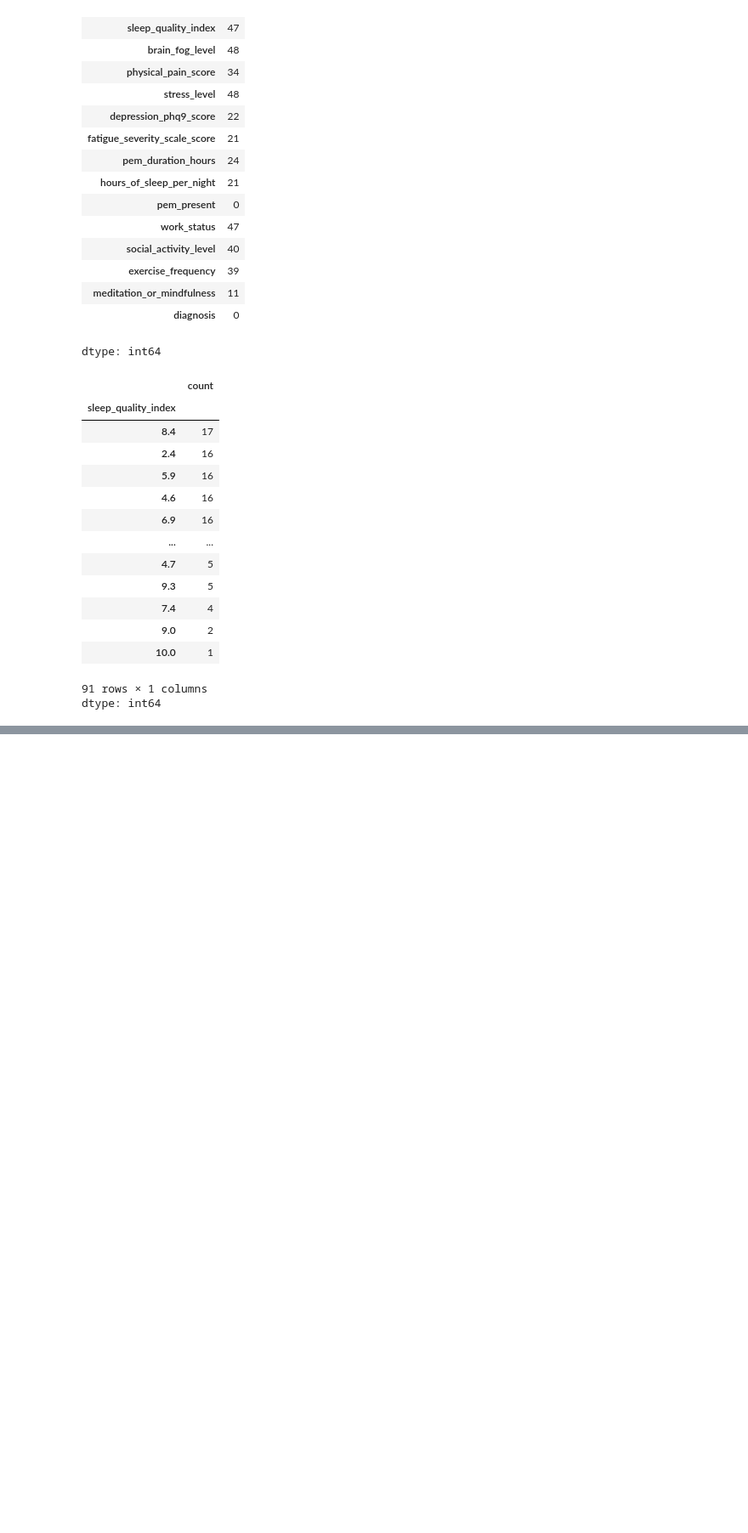
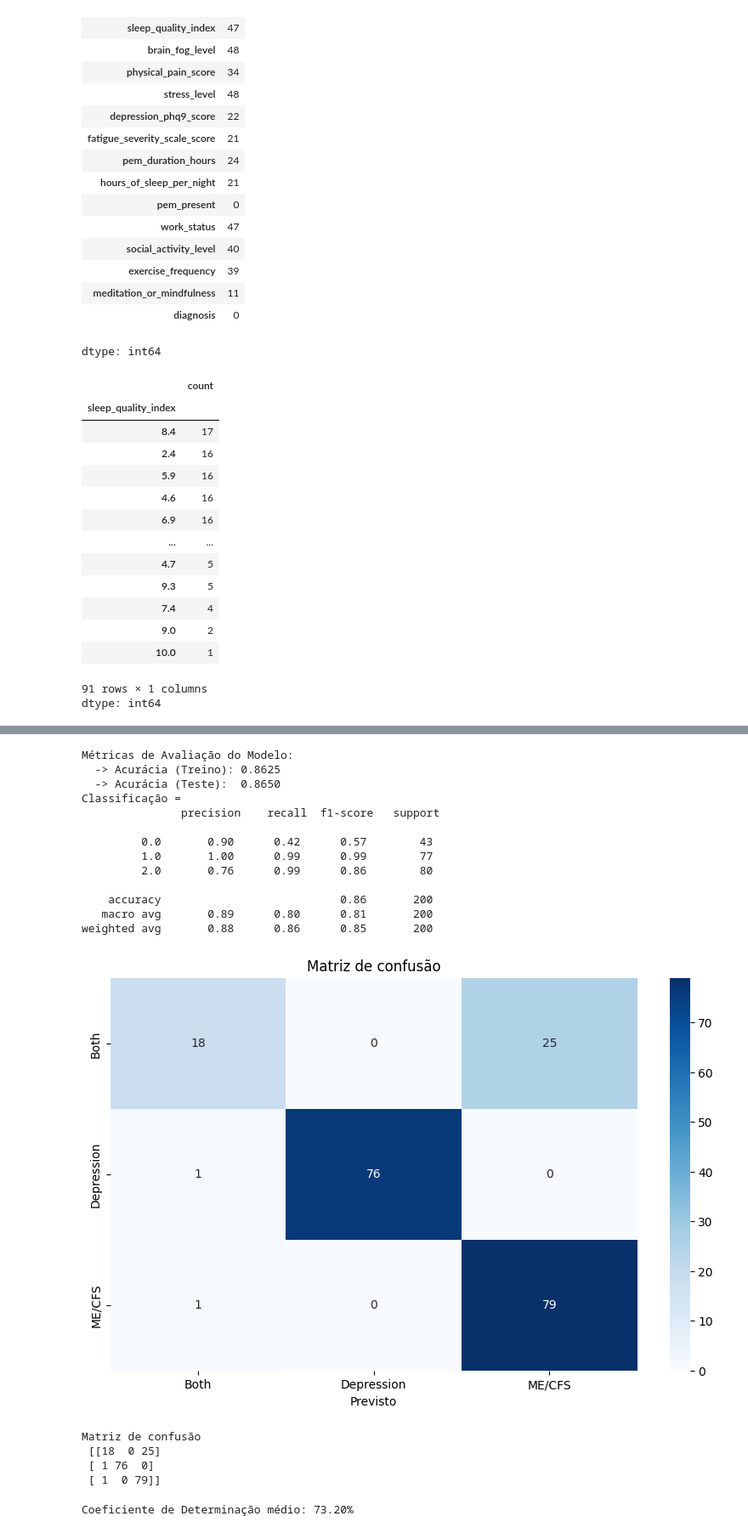
Before and after one commit to luisfelipebp/classification-depression, a Jupyter notebook: classification_depression.ipynb, the cells around one changed output, grey strips where cells are left out. Shown at 85% size. Cells and saved outputs as stored; diff of their text form; code cells hidden in the pictures; blank space fills up the shorter version.

```diff
--- a/classification_depression.ipynb
+++ b/classification_depression.ipynb
@@ -92,0 +156,31 @@ df2
+# %%
+from sklearn.metrics import accuracy_score, confusion_matrix, classification_report
+
+def model_train_scaler(model,x_train,x_test,y_train,y_test):
+    scaler = StandardScaler()
+    x_train_scaler = scaler.fit_transform(x_train)
+    x_test_scaler = scaler.transform(x_test)
+
+    model.fit(x_train_scaler,y_train)
+
+    y_train_predict = model.predict(x_train_scaler)
+    y_test_predict = model.predict(x_test_scaler)
+
+    accuracy_train = accuracy_score(y_train_predict, y_train)
+    accuracy_test = accuracy_score(y_test_predict,y_test)
+
+    print("Métricas de Avaliação do Modelo:")
+    print(f"  -> Acurácia (Treino): {accuracy_train:.4f}")
+    print(f"  -> Acurácia (Teste):  {accuracy_test:.4f}")
+    print(f'Classificação = \n {classification_report(y_test,y_test_predict)}')
+
+    plt.figure(figsize=(10, 6))
+    cm = confusion_matrix(y_test, y_test_predict)
+
+    sns.heatmap(cm, annot=True, fmt="d" ,cmap = 'Blues', xticklabels=["Both", "Depression", "ME/CFS"], yticklabels=["Both", "Depression", "ME/CFS"])
+
+    plt.xlabel('Previsto')
+    plt.title('Matriz de confusão')
+    plt.show()
+
+    print(f'\nMatriz de confusão \n {confusion_matrix(y_test,y_test_predict)}\n')
@@ -92,0 +220,25 @@ df2
+# %%
+model_train_scaler(KNeighborsClassifier(n_neighbors=15, metric='minkowski', p=1),x_treino,x_teste,y_treino,y_teste)
+# %% [output]
+Métricas de Avaliação do Modelo:
+  -> Acurácia (Treino): 0.8625
+  -> Acurácia (Teste):  0.8650
+Classificação =
+               precision    recall  f1-score   support
+
+         0.0       0.90      0.42      0.57        43
+         1.0       1.00      0.99      0.99        77
+         2.0       0.76      0.99      0.86        80
+
+    accuracy                           0.86       200
+   macro avg       0.89      0.80      0.81       200
+weighted avg       0.88      0.86      0.85       200
+[figure, added]
+Matriz de confusão
+ [[18  0 25]
+ [ 1 76  0]
+ [ 1  0 79]]
+# %%
+cross_validation(10, knn, X, y)
+# %% [output]
+Coeficiente de Determinação médio: 73.20%
```
Also changed, not shown: parts of 31 cells of this notebook.
